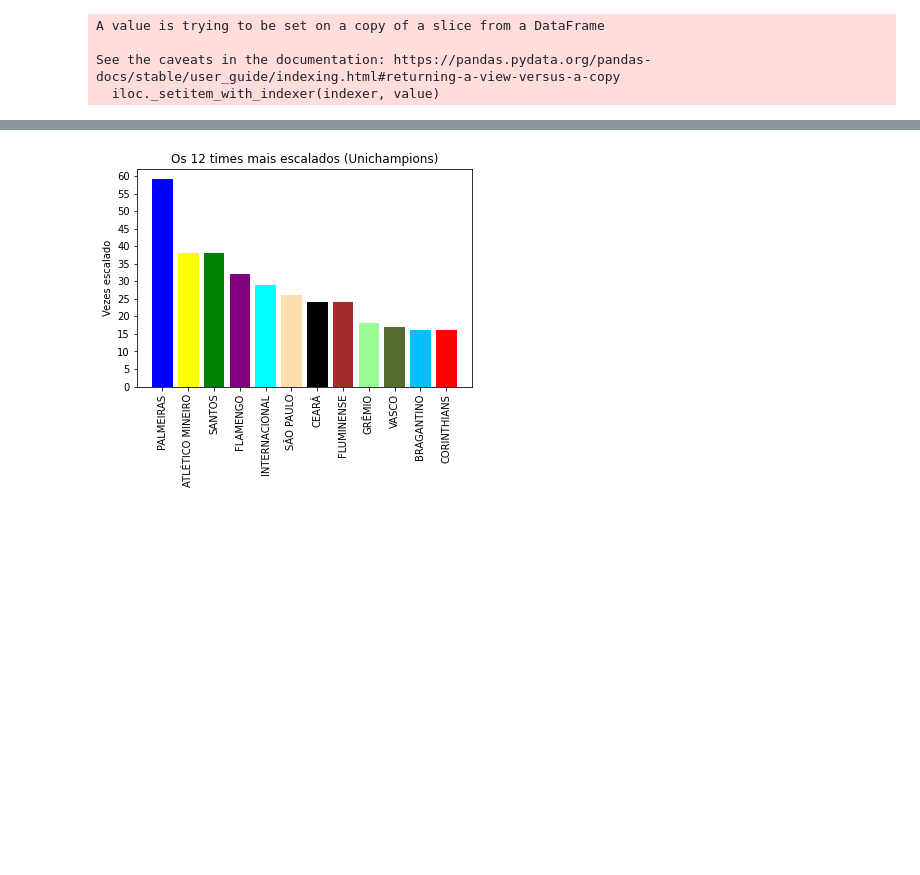
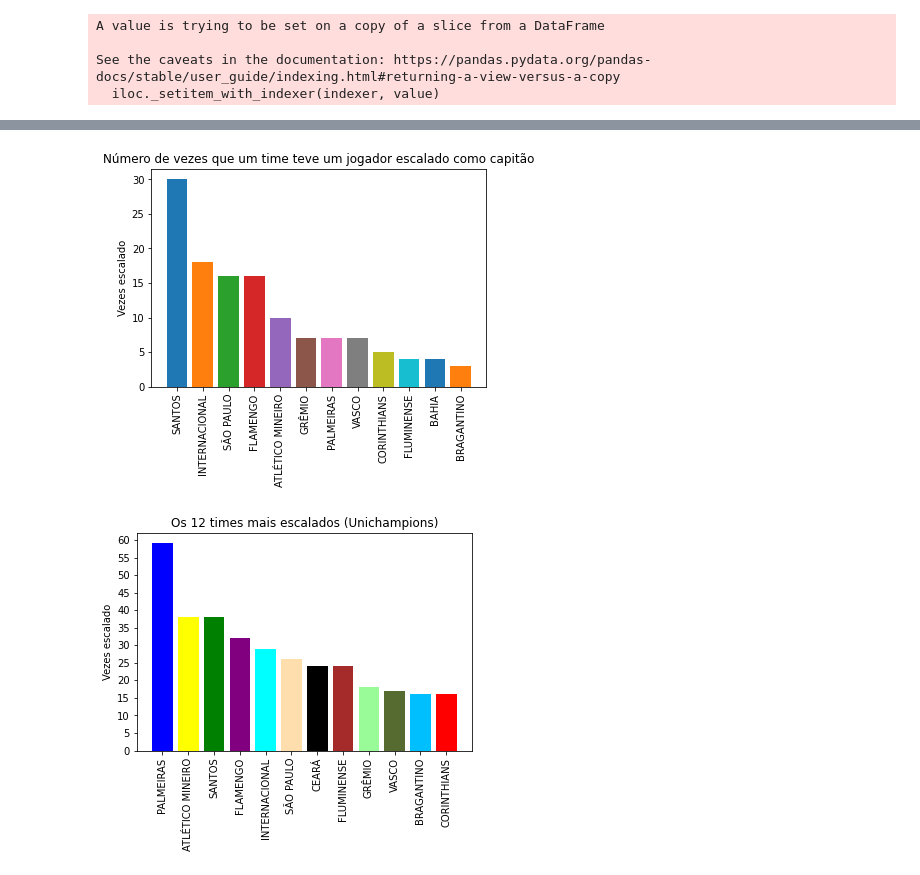
Before and after one commit to Eric-Mendes/estatisticas-quem-cair-calil, a Jupyter notebook: notebooks/estudo_das_escalacoes_times_serios.ipynb, the cells around one changed output, grey strips where cells are left out. Cells and saved outputs as stored; diff of their text form; code cells hidden in the pictures; blank space fills up the shorter version.

```diff
--- a/notebooks/estudo_das_escalacoes_times_serios.ipynb
+++ b/notebooks/estudo_das_escalacoes_times_serios.ipynb
@@ -215,3 +87,14 @@ plt.show()
+# %%
+vezes_cap = Counter(df['TIME'].loc[df['CAPITÃO'] == 'SIM'])
+vezes_cap = list(zip(*vezes_cap.most_common()))
+
+plt.xticks(rotation='vertical')
+plt.ylabel('Vezes escalado')
+plt.title('Número de vezes que um time teve um jogador escalado como capitão')
+plt.bar(vezes_cap[0][:12], vezes_cap[1][:12], color=sns.color_palette("tab10"))
+plt.show()
+# %% [output]
+[figure, added]
 # %%
 def plot_times_escalados(equipe):
   times = np.unique(list(df['TIME'].loc[(df['EQUIPE'] == equipe)]))
```
Also changed, not shown: parts of 19 cells of this notebook.
